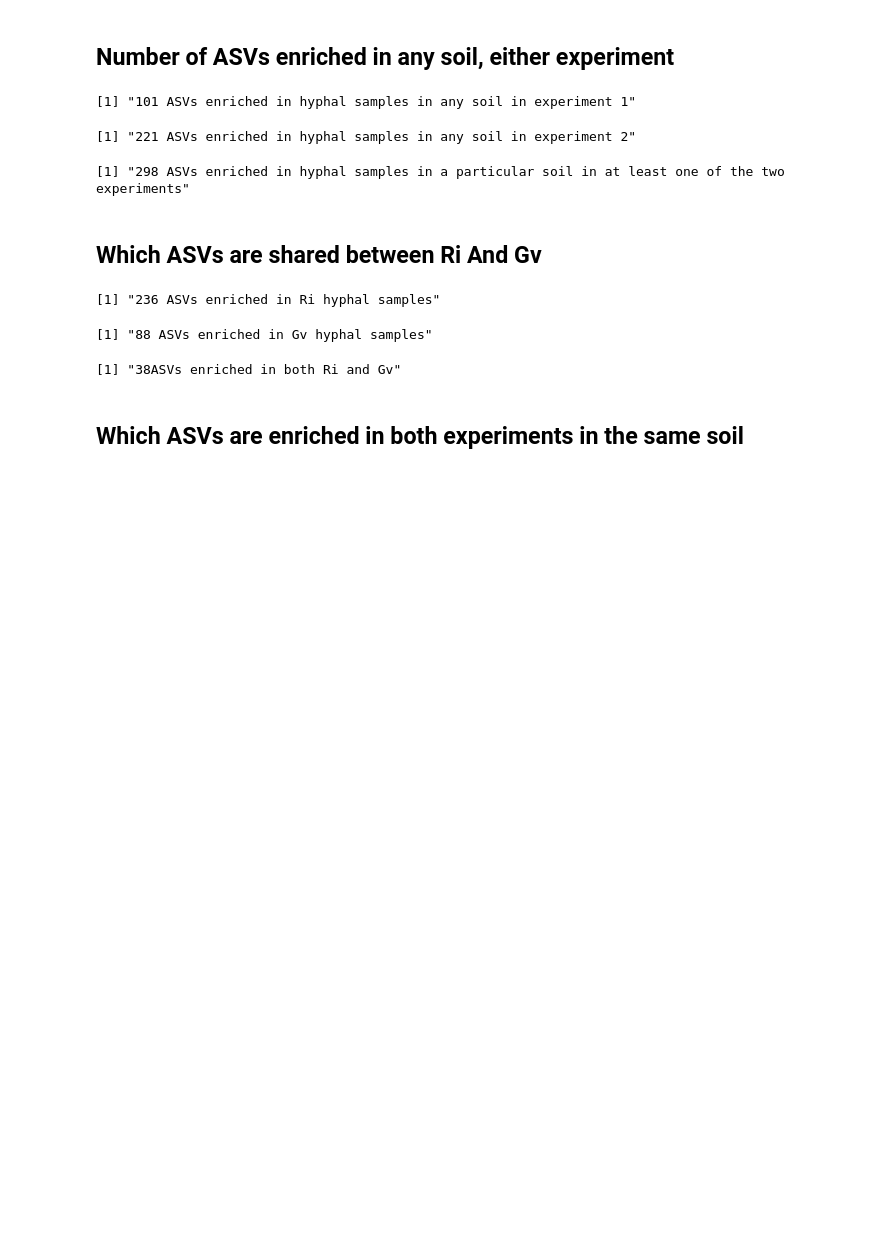
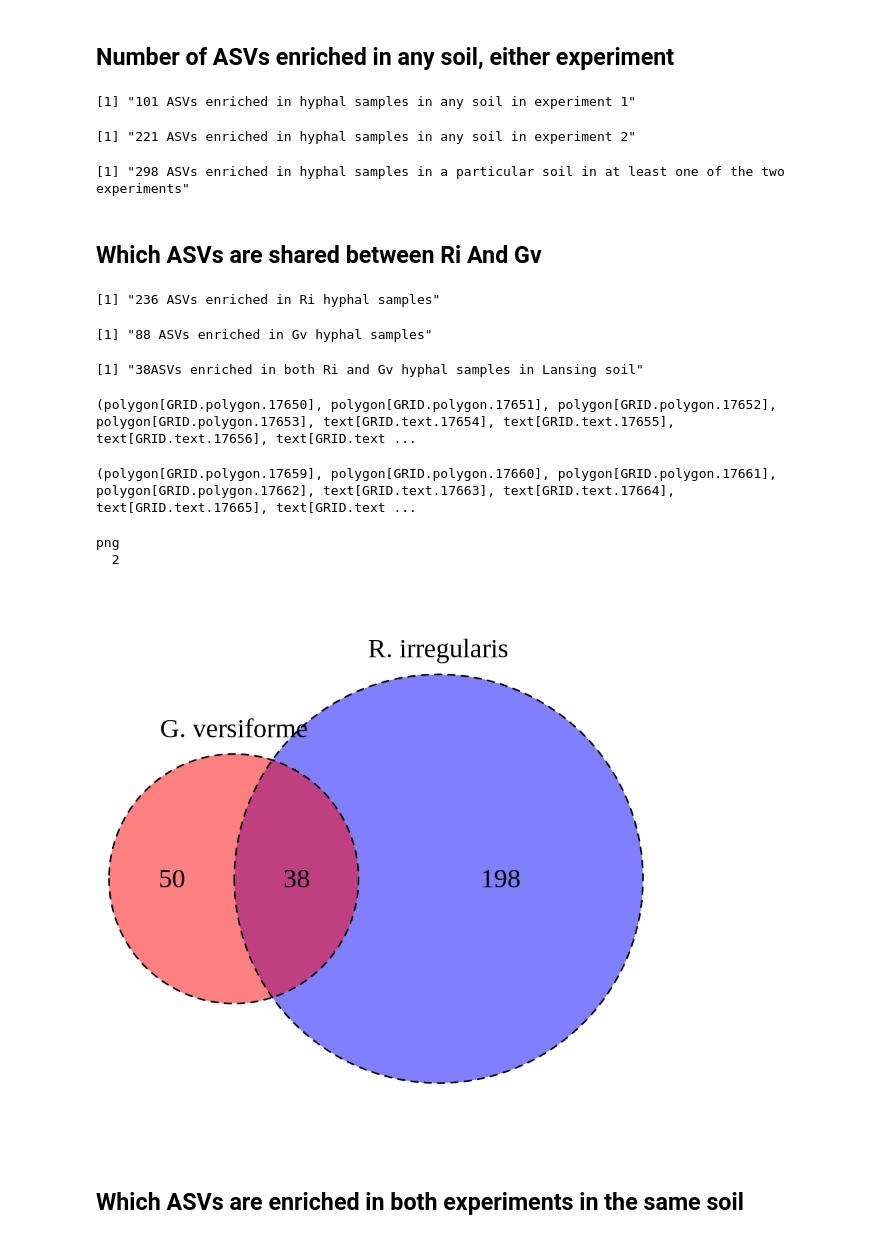
Before and after one commit to bdemmett/Hyphosphere, a Jupyter notebook: notebooks/MiSeqRuns/8-3EXP_DESeq2.ipynb, the cells around one changed output. Saved outputs shown, nothing was run; the diff lists cells and outputs as text; code cells hidden in the pictures; blank space fills up the shorter version.

```diff
--- a/notebooks/MiSeqRuns/8-3EXP_DESeq2.ipynb
+++ b/notebooks/MiSeqRuns/8-3EXP_DESeq2.ipynb
@@ -797,32 +852,50 @@ append(HA.exp1, HA.exp2) %>% unique() %>% length() %>%
 # %% [markdown]
 ## Which ASVs are shared between Ri And Gv
 # %%
-df.l2fc.Exp2 %>%
+RIASVs = df.l2fc.Exp2 %>%
     filter(Contrast == "CH_CS" & padj < 0.05 & log2FoldChange > 0 & Subset %in% c("Lansing-RI")) %>%
     .$OTU %>%
-    unique() %>%
-    length() %>%
-    paste(., "ASVs enriched in Ri hyphal samples")
+    unique()
+    paste(length(RIASVs), "ASVs enriched in Ri hyphal samples")
 
-df.l2fc.Exp2 %>%
+GVASVs = df.l2fc.Exp2 %>%
     filter(Contrast == "CH_CS" & padj < 0.05 & log2FoldChange > 0 & Subset %in% c("Lansing-Gv")) %>%
     .$OTU %>%
-    unique() %>%
-    length() %>%
-    paste(., "ASVs enriched in Gv hyphal samples")
+    unique()
+    paste(length(GVASVs), "ASVs enriched in Gv hyphal samples")
 
-tmp = df.l2fc.Exp2 %>%
-    filter(Contrast == "CH_CS" & padj < 0.05 & log2FoldChange > 0 & Subset %in% c("Lansing-RI",
-                                                                                 "Lansing-Gv")) %>%
-    group_by(OTU, Phylum, Class, Order, Family, Genus) %>%
-    summarize(nSig = length(padj)) %>%
-    filter(nSig > 1)
+sharedASVs = intersect(RIASVs, GVASVs)
+# tmp = df.l2fc.Exp2 %>%
+#     filter(Contrast == "CH_CS" & padj < 0.05 & log2FoldChange > 0 & Subset %in% c("Lansing-RI",
+#                                                                                  "Lansing-Gv")) %>%
+#     group_by(OTU, Phylum, Class, Order, Family, Genus) %>%
+#     summarize(nSig = length(padj)) %>%
+#     filter(nSig > 1)
 
-paste(dim(tmp)[1], 'ASVs enriched in both Ri and Gv', sep = '')
+paste(length(sharedASVs), 'ASVs enriched in both Ri and Gv hyphal samples in Lansing soil', sep = '')
+
+draw.pairwise.venn(area1 = length(RIASVs), area2 = length(GVASVs),
+cross.area = length(sharedASVs), category = c("R. irregularis", "G. versiforme"), lty = rep(2, 2),
+                 fill = c("blue",  "red"), cex = 2, cat.cex = 2, scaled = TRUE, rotation.degree = 180,
+                   euler.d = TRUE, cat.pos = c(0,0))
+
+outfile = file.path(figDir,'Ri_GV_Lansing_Venn.pdf')
+pdf(file = outfile, width = 3, height = 3)
+
+draw.pairwise.venn(area1 = length(RIASVs), area2 = length(GVASVs),
+cross.area = length(sharedASVs), category = c("R. irregularis", "G. versiforme"), lty = rep(2, 2),
+                 fill = c("blue",  "red"), cex = 2, cat.cex = 2, scaled = TRUE, rotation.degree = 180,
+                   euler.d = TRUE, cat.pos = c(0,0))
+dev.off()
 # %% [output]
 [1] "236 ASVs enriched in Ri hyphal samples"
 [1] "88 ASVs enriched in Gv hyphal samples"
-[1] "38ASVs enriched in both Ri and Gv"
+[1] "38ASVs enriched in both Ri and Gv hyphal samples in Lansing soil"
+(polygon[GRID.polygon.17650], polygon[GRID.polygon.17651], polygon[GRID.polygon.17652], polygon[GRID.polygon.17653], text[GRID.text.17654], text[GRID.text.17655], text[GRID.text.17656], text[GRID.text ...
+(polygon[GRID.polygon.17659], polygon[GRID.polygon.17660], polygon[GRID.polygon.17661], polygon[GRID.polygon.17662], text[GRID.text.17663], text[GRID.text.17664], text[GRID.text.17665], text[GRID.text ...
+png
+  2
+[figure, added]
 # %% [markdown]
 ## Which ASVs are enriched in both experiments in the same soil
 # %%
```
Also changed, not shown: parts of 103 cells of this notebook, 1 other file.
